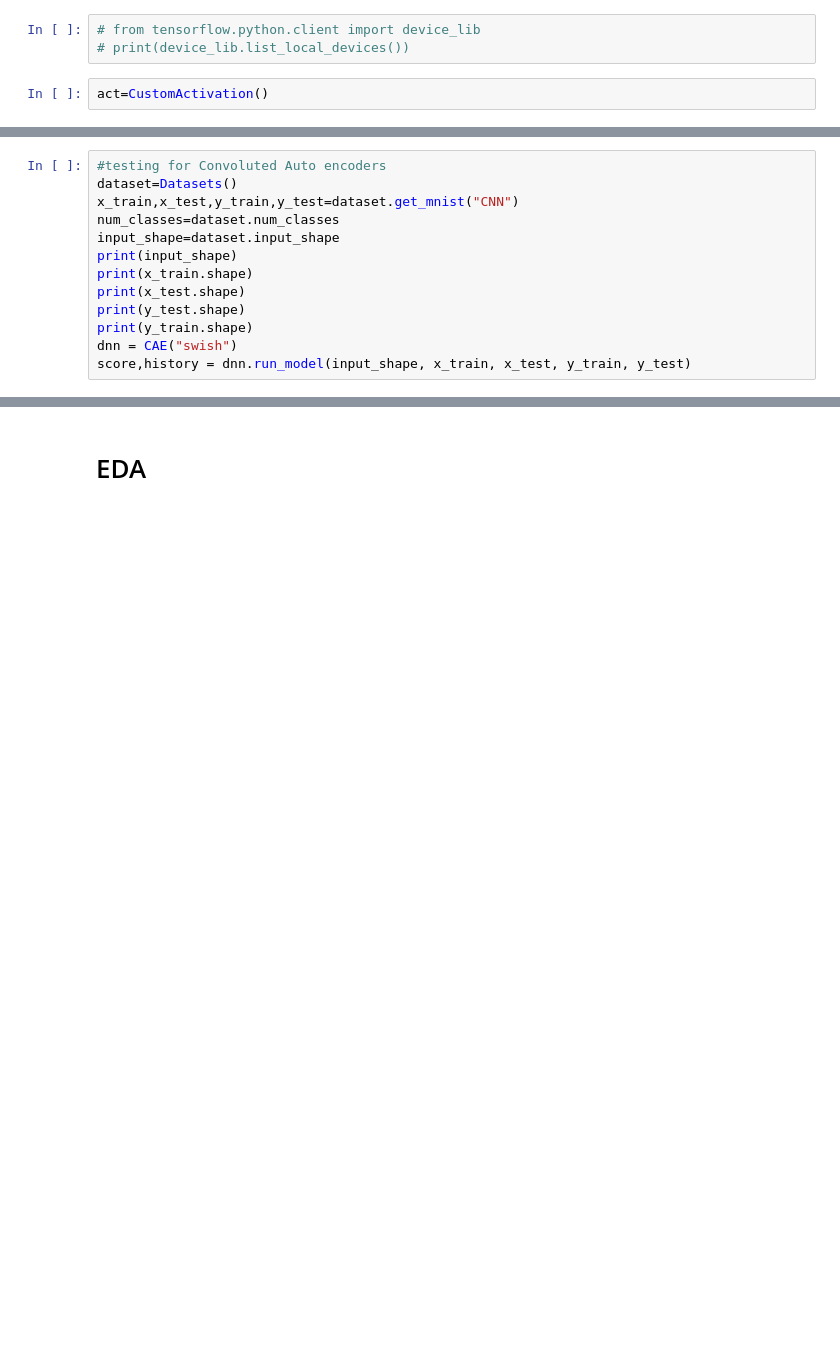
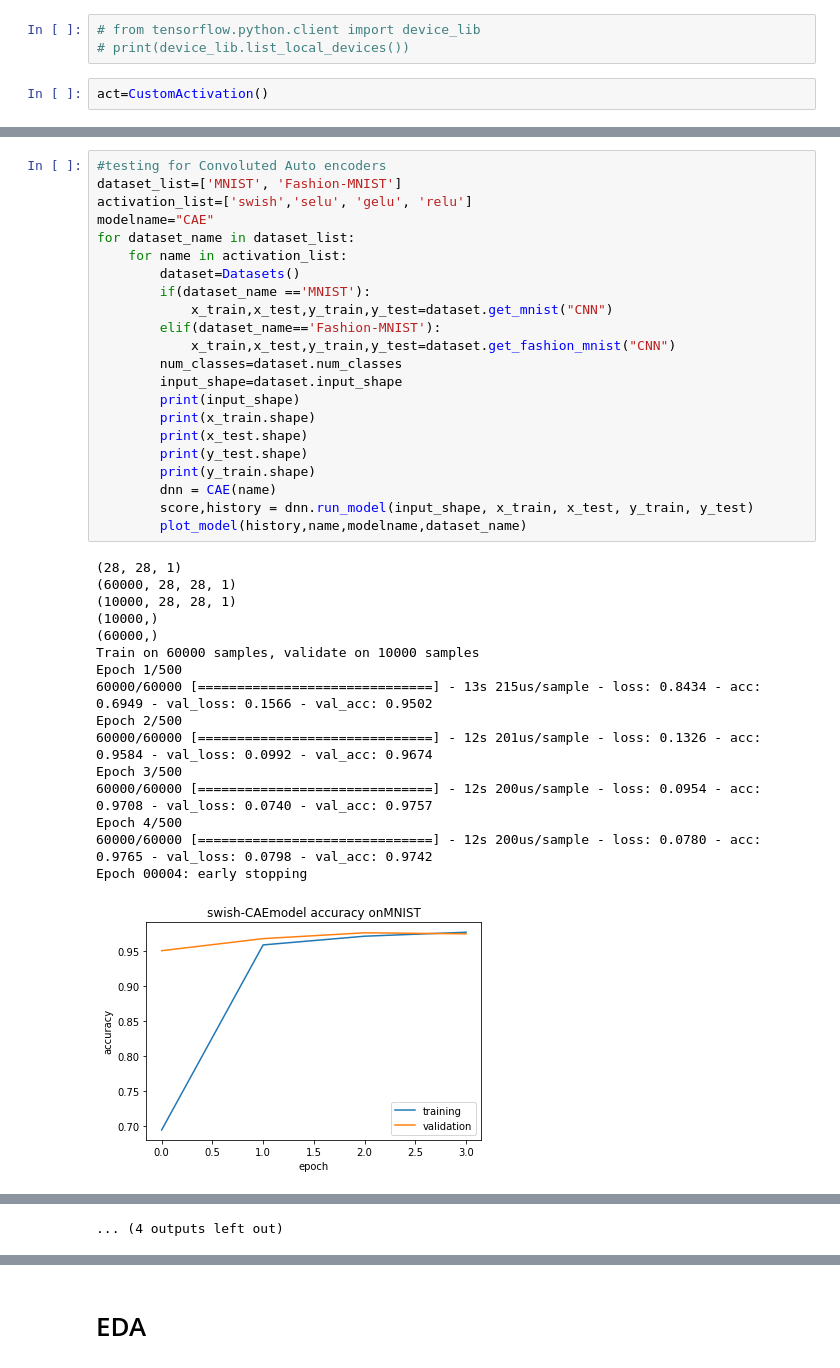
Before and after one commit to Jayant1234/exploringActivations, a Jupyter notebook: Notebooks/tutorial.ipynb, the cells around one changed output, grey strips where cells are left out. Drawn from its saved outputs; the diff is of its cells as text; blank space fills up the shorter version.

```diff
--- a/Notebooks/tutorial.ipynb
+++ b/Notebooks/tutorial.ipynb
@@ -61,13 +183,39 @@ score,history = dnn.run_model(input_shape, x_train, x_test, y_train, y_test,5)
 # %%
 #testing for Convoluted Auto encoders
-dataset=Datasets()
-x_train,x_test,y_train,y_test=dataset.get_mnist("CNN")
-num_classes=dataset.num_classes
-input_shape=dataset.input_shape
-print(input_shape)
-print(x_train.shape)
-print(x_test.shape)
-print(y_test.shape)
-print(y_train.shape)
-dnn = CAE("swish")
-score,history = dnn.run_model(input_shape, x_train, x_test, y_train, y_test)
+dataset_list=['MNIST', 'Fashion-MNIST']
+activation_list=['swish','selu', 'gelu', 'relu']
+modelname="CAE"
+for dataset_name in dataset_list:
+    for name in activation_list:
+        dataset=Datasets()
+        if(dataset_name =='MNIST'):
+            x_train,x_test,y_train,y_test=dataset.get_mnist("CNN")
+        elif(dataset_name=='Fashion-MNIST'):
+            x_train,x_test,y_train,y_test=dataset.get_fashion_mnist("CNN")
+        num_classes=dataset.num_classes
+        input_shape=dataset.input_shape
+        print(input_shape)
+        print(x_train.shape)
+        print(x_test.shape)
+        print(y_test.shape)
+        print(y_train.shape)
+        dnn = CAE(name)
+        score,history = dnn.run_model(input_shape, x_train, x_test, y_train, y_test)
+        plot_model(history,name,modelname,dataset_name)
+# %% [output]
+(28, 28, 1)
+(60000, 28, 28, 1)
+(10000, 28, 28, 1)
+(10000,)
+(60000,)
+Train on 60000 samples, validate on 10000 samples
+Epoch 1/500
+60000/60000 [==============================] - 13s 215us/sample - loss: 0.8434 - acc: 0.6949 - val_loss: 0.1566 - val_acc: 0.9502
+Epoch 2/500
+60000/60000 [==============================] - 12s 201us/sample - loss: 0.1326 - acc: 0.9584 - val_loss: 0.0992 - val_acc: 0.9674
+Epoch 3/500
+60000/60000 [==============================] - 12s 200us/sample - loss: 0.0954 - acc: 0.9708 - val_loss: 0.0740 - val_acc: 0.9757
+Epoch 4/500
+60000/60000 [==============================] - 12s 200us/sample - loss: 0.0780 - acc: 0.9765 - val_loss: 0.0798 - val_acc: 0.9742
+Epoch 00004: early stopping
+[figure, added]
@@ -74,2 +306,3 @@ score,history = dnn.run_model(input_shape, x_train, x_test, y_train, y_test)
+... (4 outputs left out)
 # %%
 #testing for CNN
```
Also changed, not shown: parts of 5 cells of this notebook, 26 other files.
